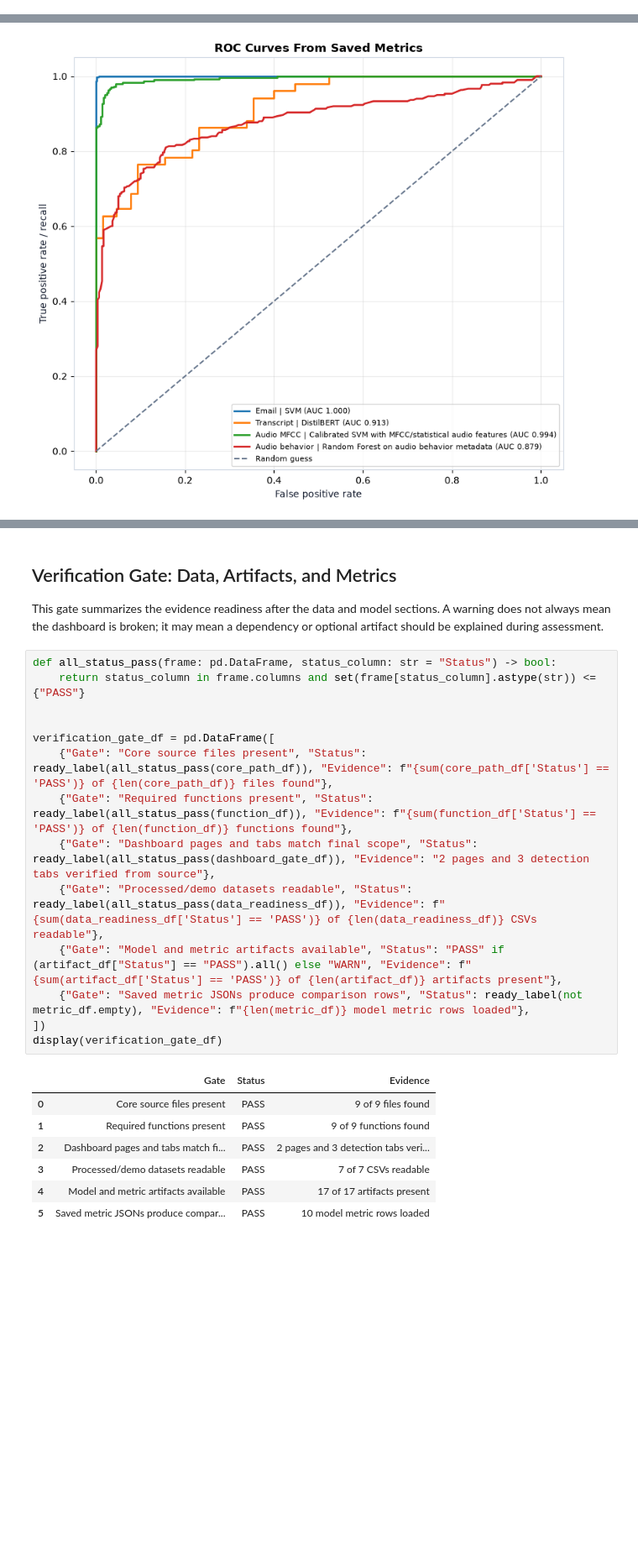
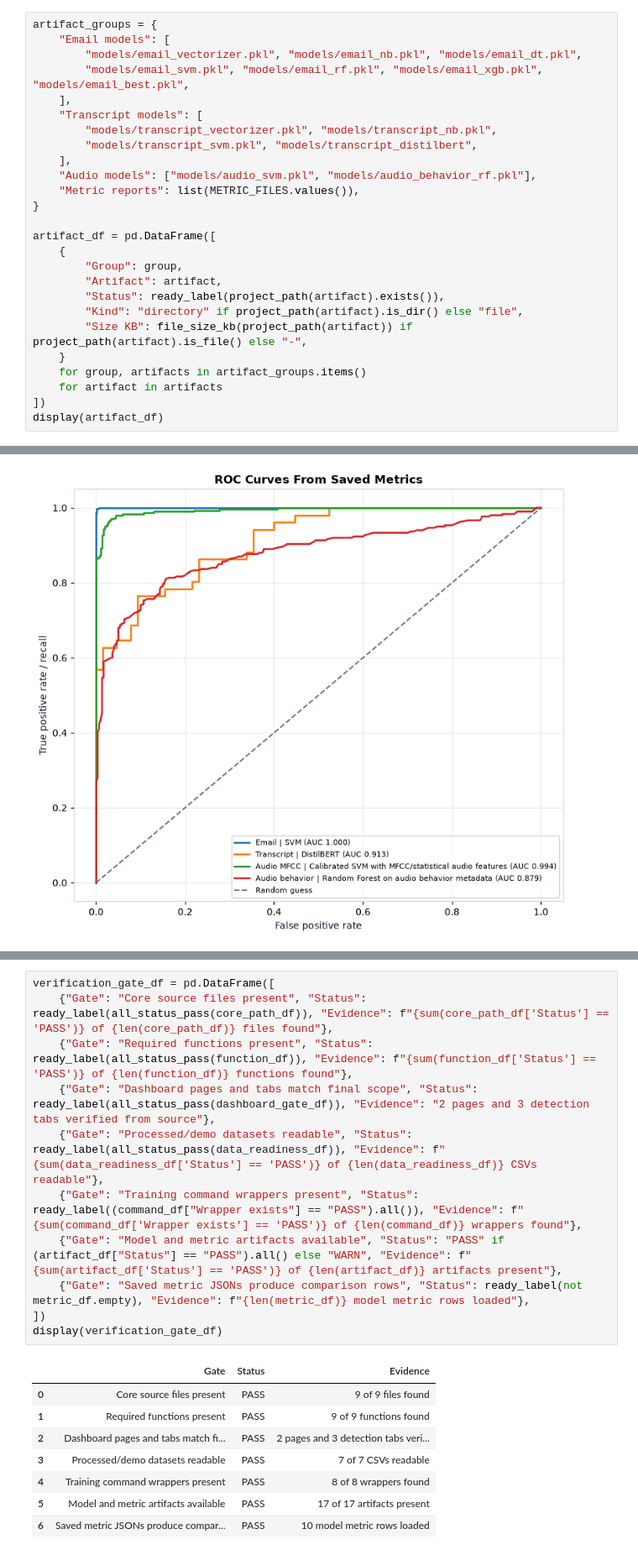
Before and after one commit to mikeshyway/ai-scam-detector, a Jupyter notebook: notebooks/00_final_prototype_evidence_notebook.ipynb, the cells around one changed output, grey strips where cells are left out. Shown at 84% size. Drawn from its saved outputs; the diff is of its cells as text; blank space fills up the shorter version.

```diff
--- a/notebooks/00_final_prototype_evidence_notebook.ipynb
+++ b/notebooks/00_final_prototype_evidence_notebook.ipynb
@@ -512,0 +452,26 @@ For vigilators, the safest explanation is: the metrics show how the model behave
+# %%
+artifact_groups = {
+    "Email models": [
+        "models/email_vectorizer.pkl", "models/email_nb.pkl", "models/email_dt.pkl",
+        "models/email_svm.pkl", "models/email_rf.pkl", "models/email_xgb.pkl", "models/email_best.pkl",
+    ],
+    "Transcript models": [
+        "models/transcript_vectorizer.pkl", "models/transcript_nb.pkl",
+        "models/transcript_svm.pkl", "models/transcript_distilbert",
+    ],
+    "Audio models": ["models/audio_svm.pkl", "models/audio_behavior_rf.pkl"],
+    "Metric reports": list(METRIC_FILES.values()),
+}
+
+artifact_df = pd.DataFrame([
+    {
+        "Group": group,
+        "Artifact": artifact,
+        "Status": ready_label(project_path(artifact).exists()),
+        "Kind": "directory" if project_path(artifact).is_dir() else "file",
+        "Size KB": file_size_kb(project_path(artifact)) if project_path(artifact).is_file() else "-",
+    }
+    for group, artifacts in artifact_groups.items()
+    for artifact in artifacts
+])
+display(artifact_df)
@@ -638,29 +735,23 @@ else:
 | 7 | rms_energy_std | 0.073987 |
 | 8 | zero_crossing_rate_mean | 0.071490 |
 | 9 | rms_energy_mean | 0.066635 |
-# %% [markdown]
-## Verification Gate: Data, Artifacts, and Metrics
-
-This gate summarizes the evidence readiness after the data and model sections. A warning does not always mean the dashboard is broken; it may mean a dependency or optional artifact should be explained during assessment.
 # %%
-def all_status_pass(frame: pd.DataFrame, status_column: str = "Status") -> bool:
-    return status_column in frame.columns and set(frame[status_column].astype(str)) <= {"PASS"}
-
-
 verification_gate_df = pd.DataFrame([
     {"Gate": "Core source files present", "Status": ready_label(all_status_pass(core_path_df)), "Evidence": f"{sum(core_path_df['Status'] == 'PASS')} of {len(core_path_df)} files found"},
     {"Gate": "Required functions present", "Status": ready_label(all_status_pass(function_df)), "Evidence": f"{sum(function_df['Status'] == 'PASS')} of {len(function_df)} functions found"},
     {"Gate": "Dashboard pages and tabs match final scope", "Status": ready_label(all_status_pass(dashboard_gate_df)), "Evidence": "2 pages and 3 detection tabs verified from source"},
     {"Gate": "Processed/demo datasets readable", "Status": ready_label(all_status_pass(data_readiness_df)), "Evidence": f"{sum(data_readiness_df['Status'] == 'PASS')} of {len(data_readiness_df)} CSVs readable"},
+    {"Gate": "Training command wrappers present", "Status": ready_label((command_df["Wrapper exists"] == "PASS").all()), "Evidence": f"{sum(command_df['Wrapper exists'] == 'PASS')} of {len(command_df)} wrappers found"},
     {"Gate": "Model and metric artifacts available", "Status": "PASS" if (artifact_df["Status"] == "PASS").all() else "WARN", "Evidence": f"{sum(artifact_df['Status'] == 'PASS')} of {len(artifact_df)} artifacts present"},
     {"Gate": "Saved metric JSONs produce comparison rows", "Status": ready_label(not metric_df.empty), "Evidence": f"{len(metric_df)} model metric rows loaded"},
 ])
 display(verification_gate_df)
 # %% [output]
 |  | Gate | Status | Evidence |
 | 0 | Core source files present | PASS | 9 of 9 files found |
 | 1 | Required functions present | PASS | 9 of 9 functions found |
 | 2 | Dashboard pages and tabs match fi... | PASS | 2 pages and 3 detection tabs veri... |
 | 3 | Processed/demo datasets readable | PASS | 7 of 7 CSVs readable |
-| 4 | Model and metric artifacts available | PASS | 17 of 17 artifacts present |
-| 5 | Saved metric JSONs produce compar... | PASS | 10 model metric rows loaded |
+| 4 | Training command wrappers present | PASS | 8 of 8 wrappers found |
+| 5 | Model and metric artifacts available | PASS | 17 of 17 artifacts present |
+| 6 | Saved metric JSONs produce compar... | PASS | 10 model metric rows loaded |
```
Also changed, not shown: parts of 51 cells of this notebook.
